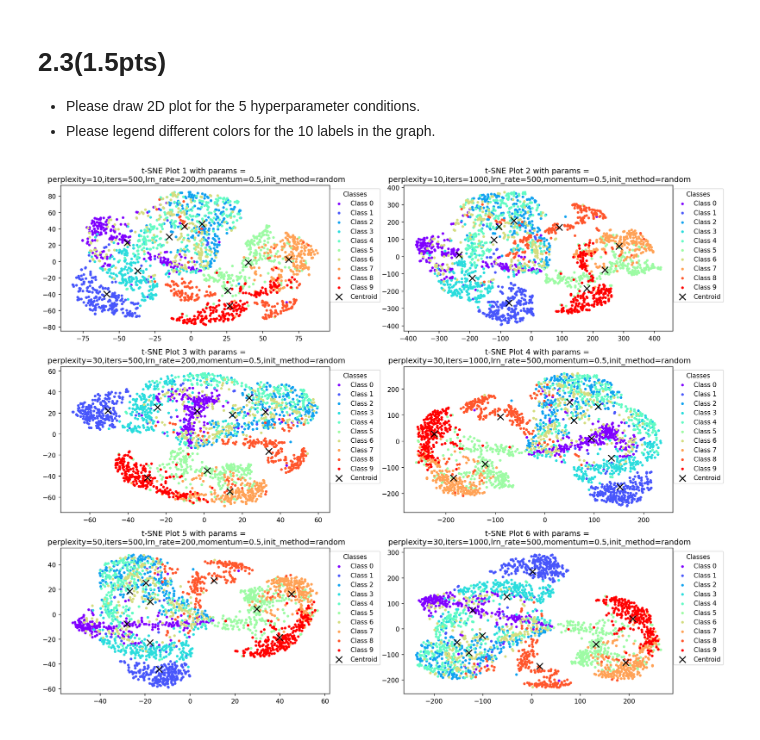
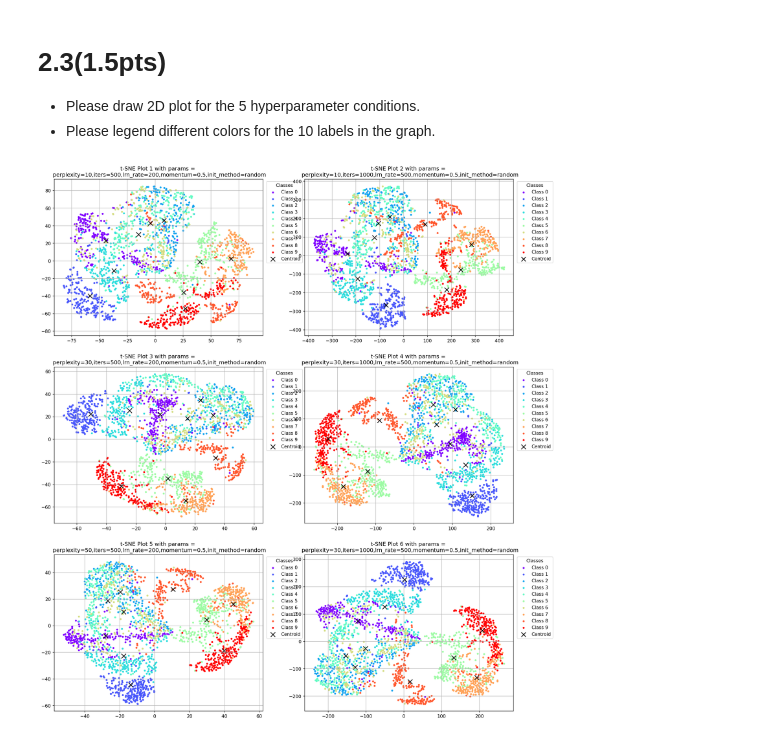
Before and after one commit to anjali-ojha/data-mining, a Jupyter notebook: bonus/tsne.ipynb, the cells around one changed output. Saved outputs shown, nothing was run; the diff lists cells and outputs as text; code cells hidden in the pictures.

```diff
--- a/bonus/tsne.ipynb
+++ b/bonus/tsne.ipynb
@@ -669,37 +669,35 @@ import matplotlib.cm as cm
 
 
 # Create a 3x2 grid of subplots
-fig, axes = plt.subplots(3, 2, figsize=(15, 12), dpi=150)
+fig, axes = plt.subplots(3, 2, figsize=(18, 21), dpi=150)
 axes = axes.ravel()
 colors = cm.rainbow(np.linspace(0, 1, len(np.unique(y_sample))))  # Generate colors
 
 # Iterate over each dictionary and each subplot
 for i, data in enumerate(results):
     ax = axes[i]
 
     # Extract embeddings, labels, and centroids from the data
     embeddings = data['embeddings']
     labels = y_sample
     centroids = data['centroids']
 
     # Plot the t-SNE points for each class with a unique color
     for j, class_label in enumerate(sorted(np.unique(labels))):
         class_points = embeddings[labels == class_label]
         ax.scatter(class_points[:, 0], class_points[:, 1], color=colors[j], label=f"Class {class_label}", s=10)
 
     # Plot the centroids for each class
     ax.scatter(centroids[:, 0], centroids[:, 1], color='black', marker='x', s=100, label='Centroid')
 
     # Set a title for the plot
     ax.set_title(f"t-SNE Plot {i+1} with params = \n {data['params']}")
 
     # Add legend for the class colors
     ax.legend(loc='upper right', title="Classes",  bbox_to_anchor=(1.2, 1))
-
-# Adjust layout to prevent overlap
-plt.tight_layout()
+    ax.grid(True)
 
 # Show the plot
 plt.show()
 # %% [output]
-[figure, old version]
+[figure, new version]
```
